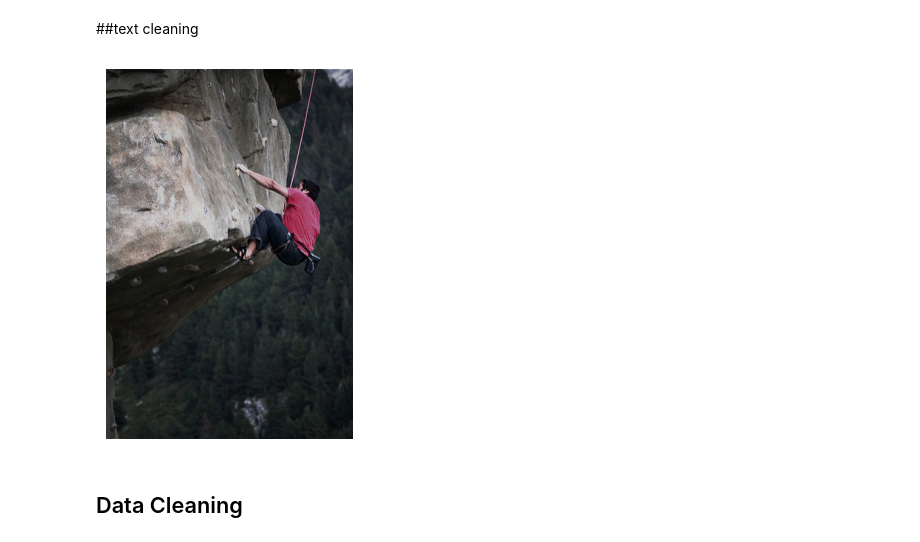
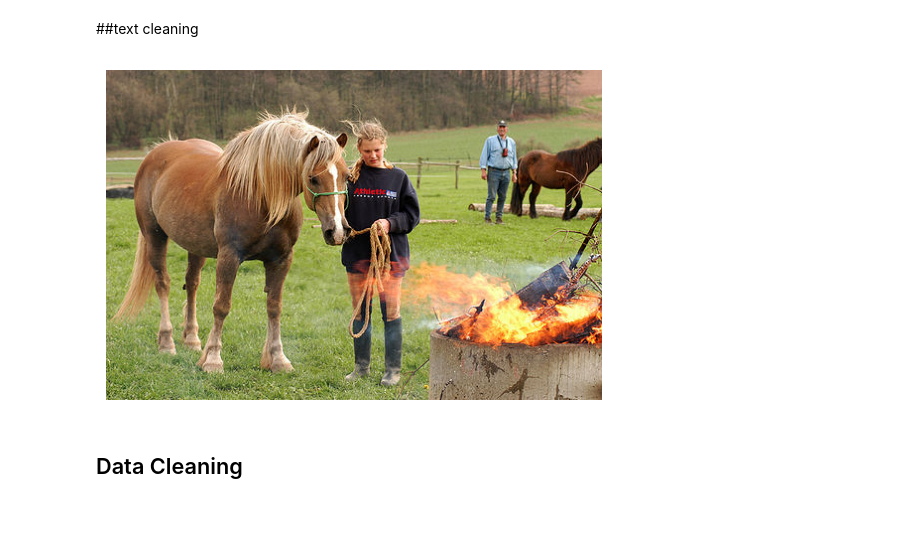
Before and after one commit to AkshatVarshney10/Caption-Generation, a Jupyter notebook: Untitled.ipynb, the cells around one changed output. Cells and saved outputs as stored; diff of their text form; code cells hidden in the pictures; blank space fills up the shorter version.

Commit message:
path change

```diff
--- a/Untitled.ipynb
+++ b/Untitled.ipynb
@@ -76,17 +73,17 @@ descriptions["1000268201_693b08cb0e"]
 # %% [markdown]
 ##text cleaning
 # %%
-IMG_PATH = "Images/"
+IMG_PATH = "/content/drive/My Drive/Images/"
 import cv2
 import matplotlib.pyplot as plt
 
-img = cv2.imread(IMG_PATH+"997722733_0cb5439472.jpg")
+img = cv2.imread(IMG_PATH+"10815824_2997e03d76.jpg")
 img = cv2.cvtColor(img,cv2.COLOR_BGR2RGB)
 plt.imshow(img)
 plt.axis("off")
 plt.show()
 # %% [output]
-[figure, old version]
+[figure, new version]
 # %% [markdown]
 ## Data Cleaning
 # %%
```
Also changed, not shown: parts of 13 cells of this notebook.
